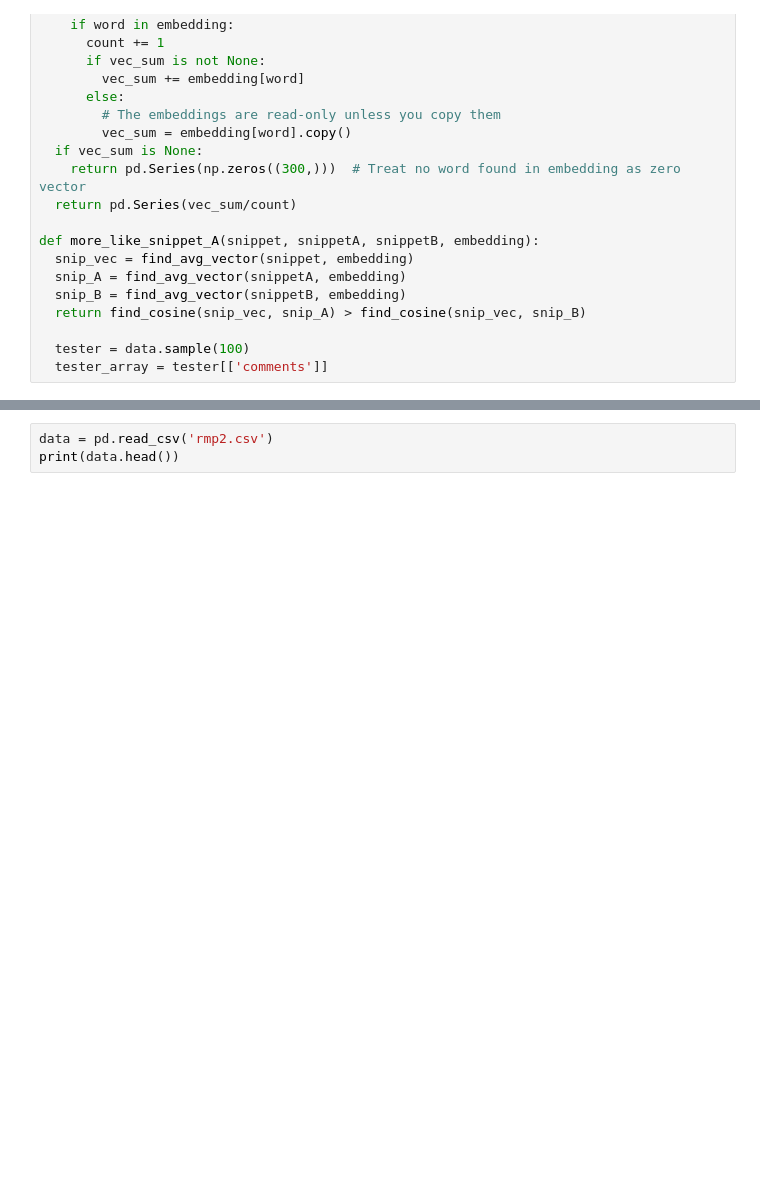
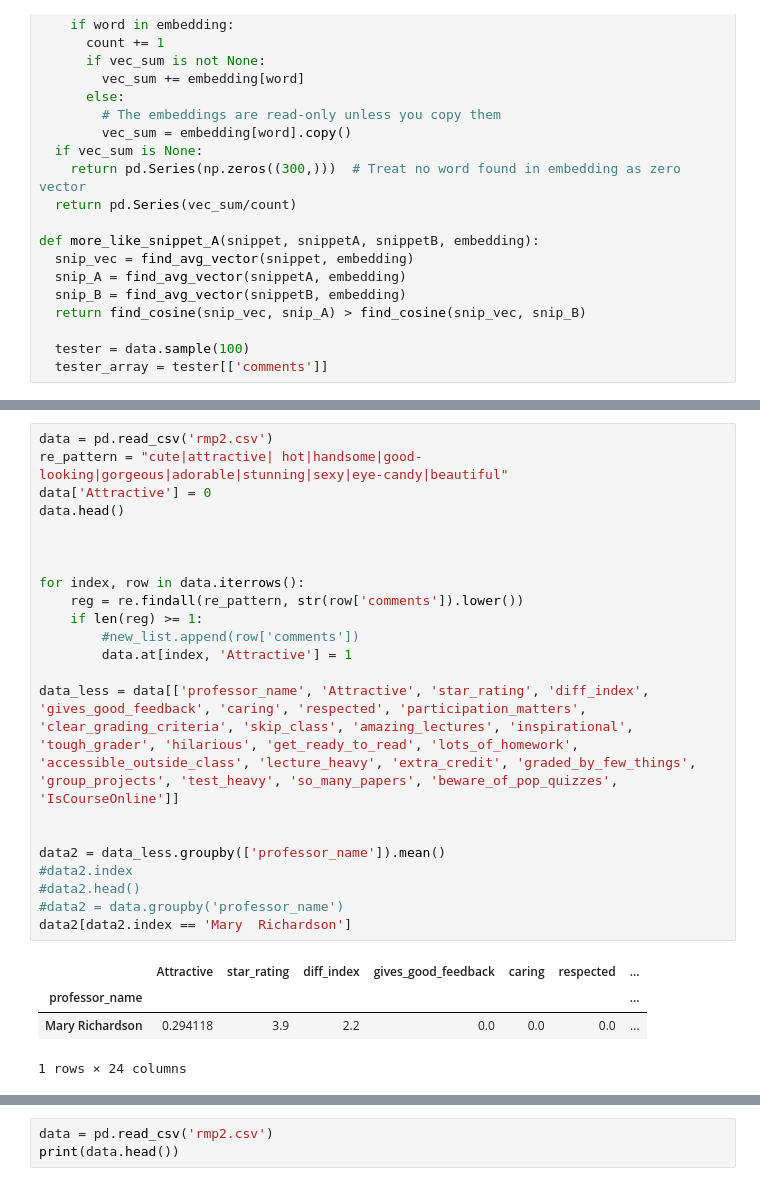
Before and after one commit to samc5/RMP_110, a Jupyter notebook: notebookipynb.ipynb, the cells around one changed output, grey strips where cells are left out. Cells and saved outputs as stored; diff of their text form; blank space fills up the shorter version.

```diff
--- a/notebookipynb.ipynb
+++ b/notebookipynb.ipynb
@@ -105,0 +115,27 @@ She\'s so adorable !! So nice and the class is easy .
+# %%
+data = pd.read_csv('rmp2.csv')
+re_pattern = "cute|attractive| hot|handsome|good-looking|gorgeous|adorable|stunning|sexy|eye-candy|beautiful"
+data['Attractive'] = 0
+data.head()
+
+
+
+for index, row in data.iterrows():
+    reg = re.findall(re_pattern, str(row['comments']).lower())
+    if len(reg) >= 1:
+        #new_list.append(row['comments'])
+        data.at[index, 'Attractive'] = 1
+
+data_less = data[['professor_name', 'Attractive', 'star_rating', 'diff_index', 'gives_good_feedback', 'caring', 'respected', 'participation_matters', 'clear_grading_criteria', 'skip_class', 'amazing_lectures', 'inspirational', 'tough_grader', 'hilarious', 'get_ready_to_read', 'lots_of_homework', 'accessible_outside_class', 'lecture_heavy', 'extra_credit', 'graded_by_few_things', 'group_projects', 'test_heavy', 'so_many_papers', 'beware_of_pop_quizzes', 'IsCourseOnline']]
+
+
+data2 = data_less.groupby(['professor_name']).mean()
+#data2.index
+#data2.head()
+#data2 = data.groupby('professor_name')
+data2[data2.index == 'Mary  Richardson']
+# %% [output]
+|  | Attractive | star_rating | diff_index | gives_good_feedback | caring | respected | ... |
+| professor_name |  |  |  |  |  |  | ... |
+| Mary Richardson | 0.294118 | 3.9 | 2.2 | 0.0 | 0.0 | 0.0 | ... |
+1 rows × 24 columns
```
Also changed, not shown: parts of 6 cells of this notebook.
